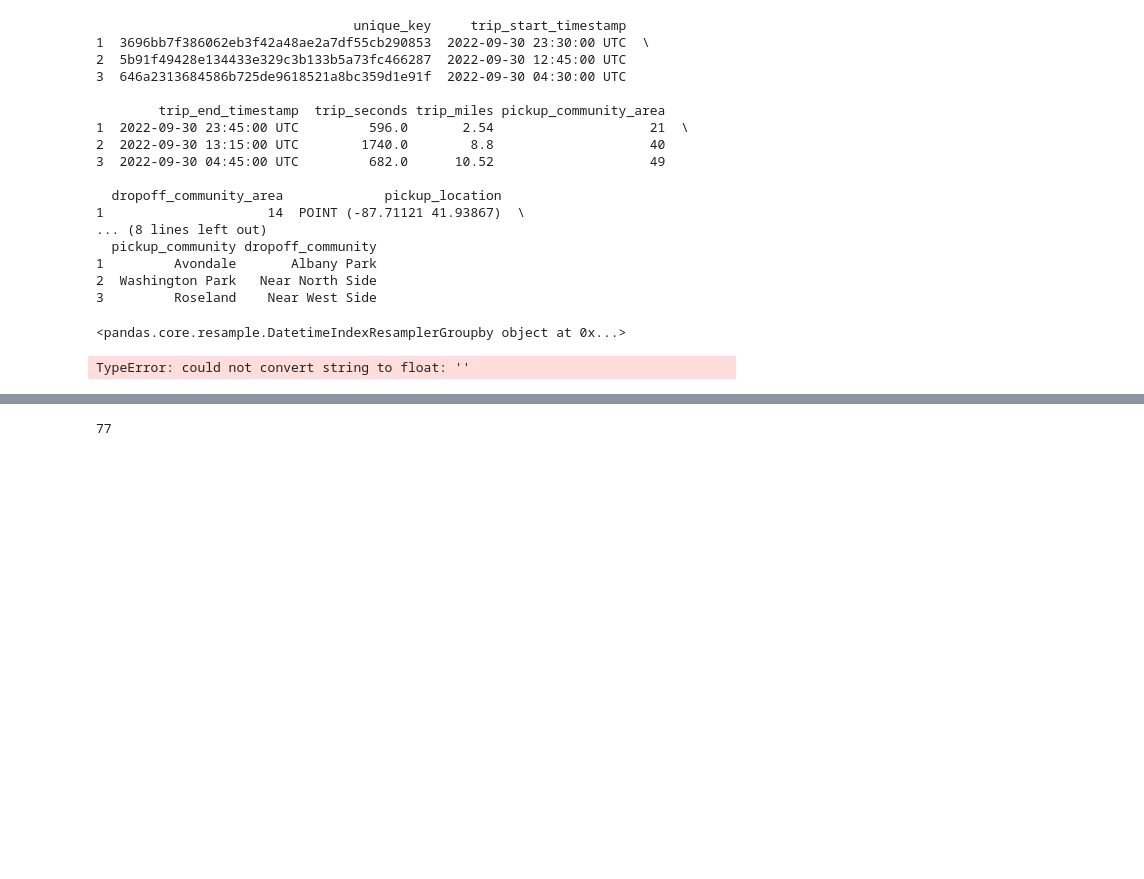
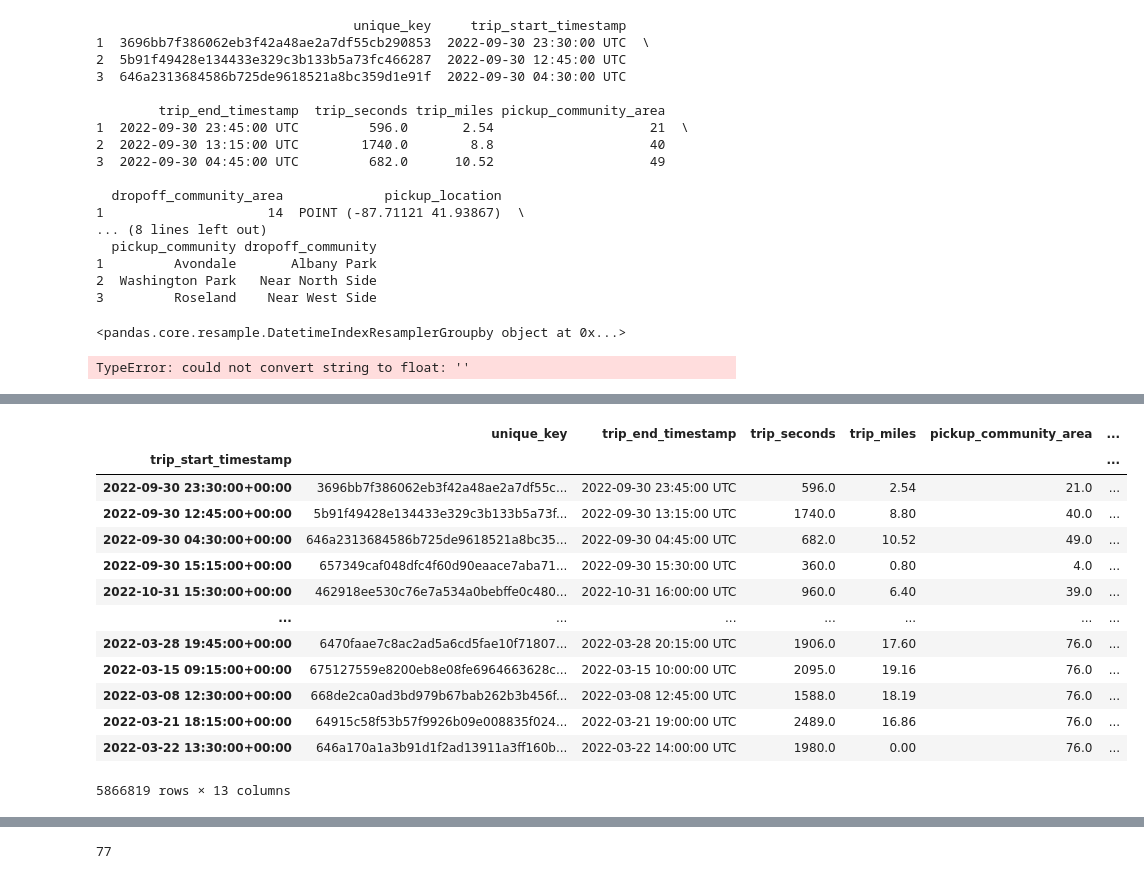
Before and after one commit to datawithalvin/sampling-chicago-taxi, a Jupyter notebook: notebooks/data-preparation.ipynb, the cells around one changed output, grey strips where cells are left out. Drawn from its saved outputs; the diff is of its cells as text; code cells hidden in the pictures; blank space fills up the shorter version.

```diff
--- a/notebooks/data-preparation.ipynb
+++ b/notebooks/data-preparation.ipynb
@@ -300,3 +297,20 @@ dtype: int64
 # %%
 # drop nan values
 filtered_df = preprocessed.dropna(subset=['fare', 'trip_miles', 'trip_minutes', 'pickup_community'])
+# %%
+filtered_df
+# %% [output]
+|  | unique_key | trip_end_timestamp | trip_seconds | trip_miles | pickup_community_area | ... |
+| trip_start_timestamp |  |  |  |  |  | ... |
+| 2022-09-30 23:30:00+00:00 | 3696bb7f386062eb3f42a48ae2a7df55c... | 2022-09-30 23:45:00 UTC | 596.0 | 2.54 | 21.0 | ... |
+| 2022-09-30 12:45:00+00:00 | 5b91f49428e134433e329c3b133b5a73f... | 2022-09-30 13:15:00 UTC | 1740.0 | 8.80 | 40.0 | ... |
+| 2022-09-30 04:30:00+00:00 | 646a2313684586b725de9618521a8bc35... | 2022-09-30 04:45:00 UTC | 682.0 | 10.52 | 49.0 | ... |
+| 2022-09-30 15:15:00+00:00 | 657349caf048dfc4f60d90eaace7aba71... | 2022-09-30 15:30:00 UTC | 360.0 | 0.80 | 4.0 | ... |
+| 2022-10-31 15:30:00+00:00 | 462918ee530c76e7a534a0bebffe0c480... | 2022-10-31 16:00:00 UTC | 960.0 | 6.40 | 39.0 | ... |
+| ... | ... | ... | ... | ... | ... | ... |
+| 2022-03-28 19:45:00+00:00 | 6470faae7c8ac2ad5a6cd5fae10f71807... | 2022-03-28 20:15:00 UTC | 1906.0 | 17.60 | 76.0 | ... |
+| 2022-03-15 09:15:00+00:00 | 675127559e8200eb8e08fe6964663628c... | 2022-03-15 10:00:00 UTC | 2095.0 | 19.16 | 76.0 | ... |
+| 2022-03-08 12:30:00+00:00 | 668de2ca0ad3bd979b67bab262b3b456f... | 2022-03-08 12:45:00 UTC | 1588.0 | 18.19 | 76.0 | ... |
+| 2022-03-21 18:15:00+00:00 | 64915c58f53b57f9926b09e008835f024... | 2022-03-21 19:00:00 UTC | 2489.0 | 16.86 | 76.0 | ... |
+| 2022-03-22 13:30:00+00:00 | 646a170a1a3b91d1f2ad13911a3ff160b... | 2022-03-22 14:00:00 UTC | 1980.0 | 0.00 | 76.0 | ... |
+5866819 rows × 13 columns
```
Also changed, not shown: parts of 8 cells of this notebook, 4 other files.
